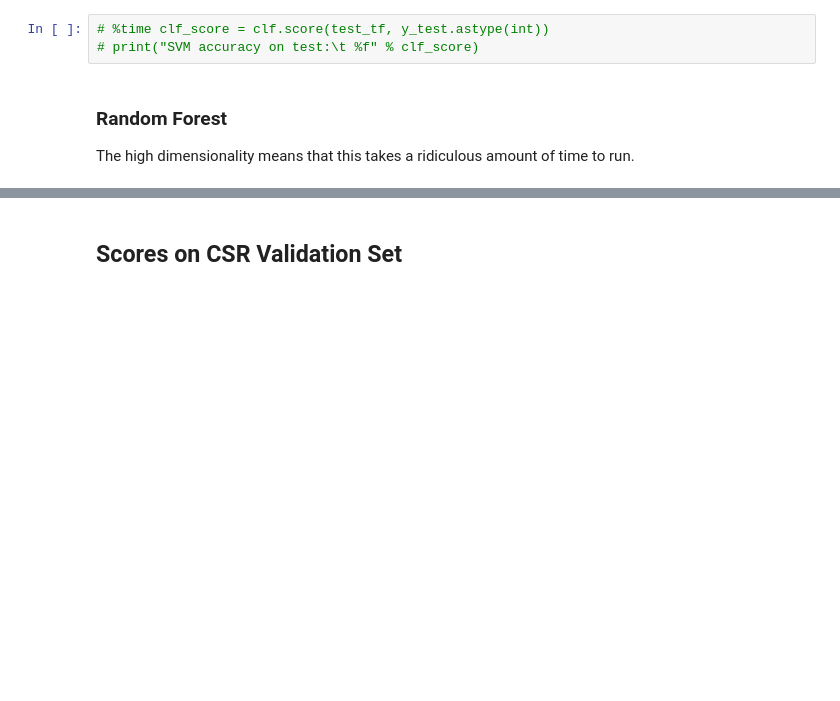
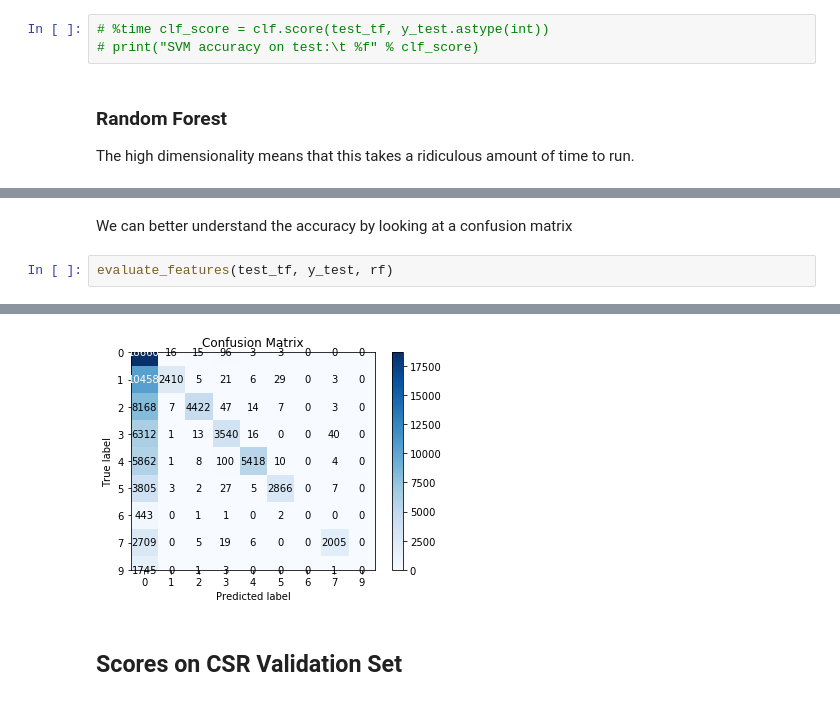
Before and after one commit to andrewginns/Movie_or_Code, a Jupyter notebook: July_2019_NLP_Questions.ipynb, the cells around one changed output, grey strips where cells are left out. Cells and saved outputs as stored; diff of their text form; blank space fills up the shorter version.

```diff
--- a/July_2019_NLP_Questions.ipynb
+++ b/July_2019_NLP_Questions.ipynb
@@ -794,0 +906,5 @@ print("RF accuracy on test:\t %f" % rf_score)
+# %% [markdown]
+We can better understand the accuracy by looking at a confusion matrix
+# %%
+evaluate_features(test_tf, y_test, rf)
+# %% [output]
@@ -795,3 +916,4 @@ print("RF accuracy on test:\t %f" % rf_score)
+[figure, added]
 # %% [markdown]
 ## Scores on CSR Validation Set
 # %%
```
Also changed, not shown: parts of 72 cells of this notebook.
